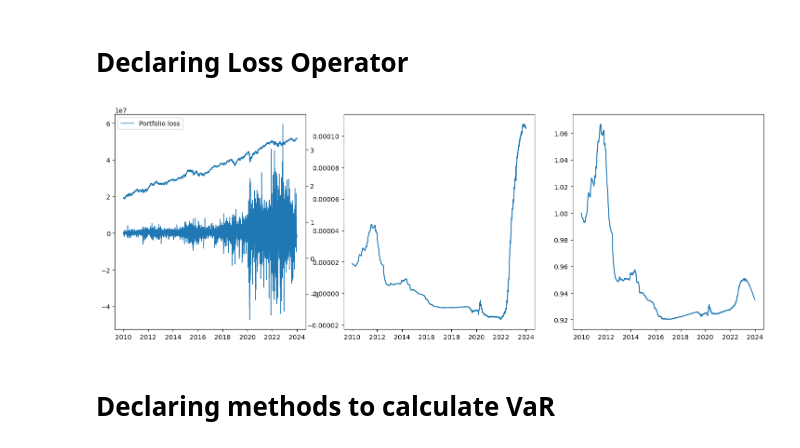
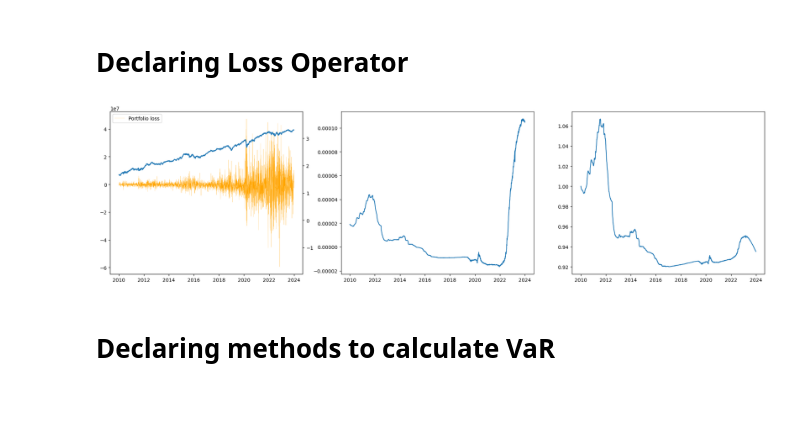
Before and after one commit to DaanZunnenberg/RiskFunctions, a Jupyter notebook: Assignment_1/QFRM_Assignment1.ipynb, the cells around one changed output. Drawn from its saved outputs; the diff is of its cells as text; code cells hidden in the pictures; blank space fills up the shorter version.

```diff
--- a/Assignment_1/QFRM_Assignment1.ipynb
+++ b/Assignment_1/QFRM_Assignment1.ipynb
@@ -141,21 +141,21 @@ def loss_operator(Z, weights, Value: float = 10 ** 8):
             loss_sub = Value * weight * np.exp(Z_k - Z_k[0]) * X_k_shifted
         loss += loss_sub
         loss_ind[name] = loss_sub * (1 / (weight)) if name != 'EUR_USD' else 0
-    return loss, loss_ind
+    return -loss, -loss_ind
 # %%
 portfolio_loss, ind_loss = loss_operator(data, weights)
-fig, axs = plt.subplots(1,3, figsize = (18, 6))
-axs[0].plot(portfolio_loss, label = 'Portfolio loss', lw = 1)
+fig, axs = plt.subplots(1,3, figsize = (24, 6))
+axs[0].plot(portfolio_loss, label = 'Portfolio loss', lw = 0.2, color='orange')
 ax = axs[0].twinx()
 PV = np.sum(weights * data, axis = 1)
 ax.plot(PV)
 ax.set_ylim(1.2 * max(-PV), 1.2 * max(PV))
 axs[1].plot(data['EURIBOR'])
 axs[2].plot(credit_val.loc[data.index])
 axs[0].legend()
 plt.show()
 # %% [output]
-[figure, old version]
+[figure, new version]
 # %% [markdown]
 # Declaring methods to calculate VaR
 # %% [markdown]
```
Also changed, not shown: parts of 88 cells of this notebook, 3 other files.
